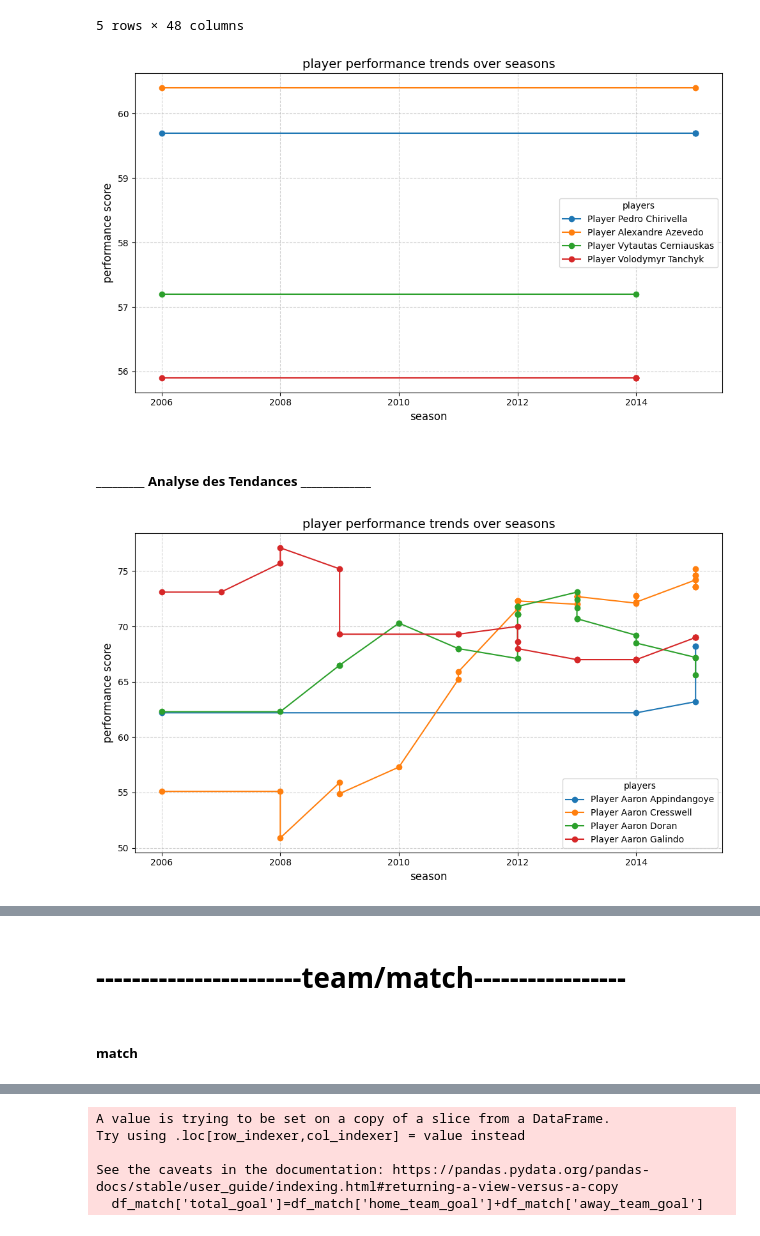
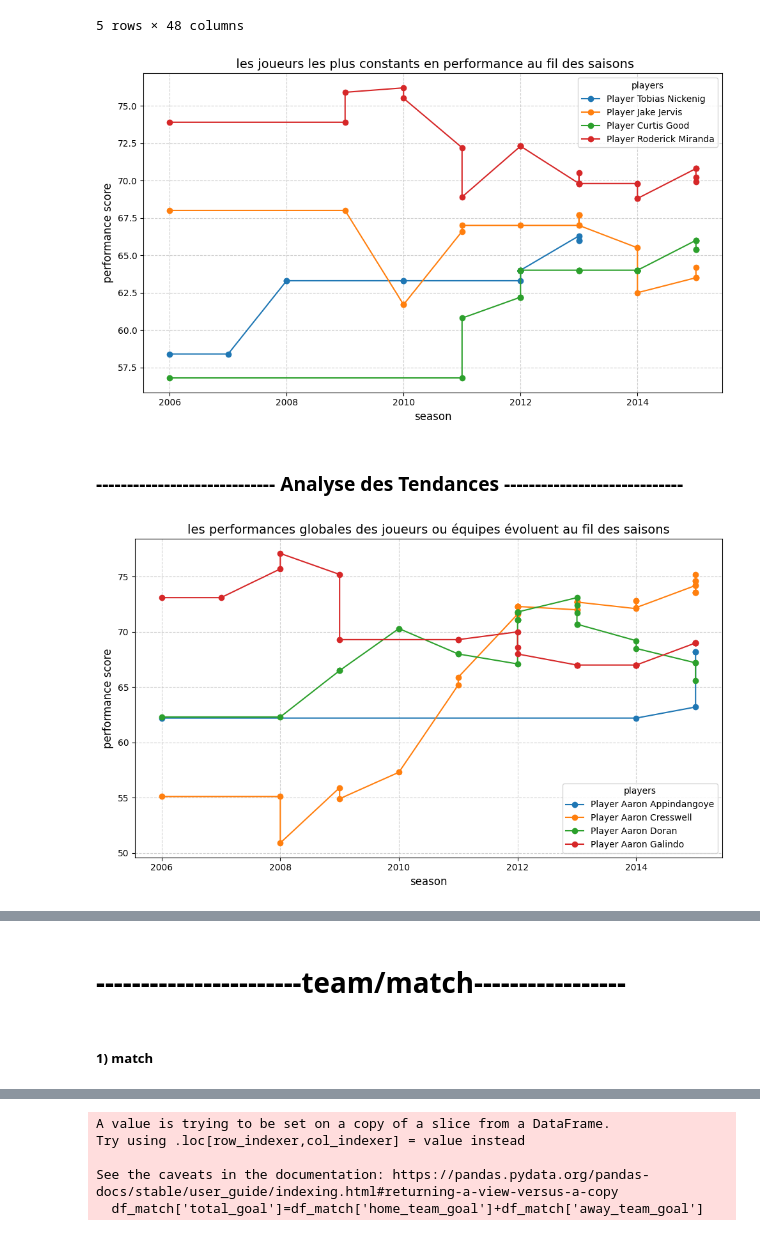
Before and after one commit to rahiqi-al/football-_clustering, a Jupyter notebook: general_vis.ipynb, the cells around one changed output, grey strips where cells are left out. Drawn from its saved outputs; the diff is of its cells as text; code cells hidden in the pictures.

Commit message:
analyse descriptive done

```diff
--- a/general_vis.ipynb
+++ b/general_vis.ipynb
@@ -159,27 +140,26 @@ df_player.head()
 5 rows × 48 columns
 # %%
 plt.figure(figsize=(10, 6))
-for player in player_canstant_performance[:4]:
+for player in player_canstant_performance[4853:4857]:
     player_data = df_player[df_player["player_name"] == player]
     plt.plot(
         player_data["season"],
         player_data["metrique_performance"],
         marker="o",
         label=f"Player {player}",
     )
 
-# Add titles and labels
-plt.title("player performance trends over seasons", fontsize=14)
+plt.title(" les joueurs les plus constants en performance au fil des saisons", fontsize=14)
 plt.xlabel("season", fontsize=12)
 plt.ylabel("performance score", fontsize=12)
 plt.grid(True, linestyle="--", alpha=0.6)
 plt.legend(title="players", fontsize=10)
 plt.tight_layout()
 plt.show()
 # %% [output]
-[figure, old version]
+[figure, new version]
 # %% [markdown]
-##### _________ Analyse des Tendances _____________
+### ----------------------------- Analyse des Tendances -----------------------------
 # %%
 plt.figure(figsize=(10, 6))
 for player_id in df_player["player_name"].unique()[:4]:
@@ -191,8 +171,7 @@ for player_id in df_player["player_name"].unique()[:4]:
         label=f"Player {player_id}",
     )
 
-# Add titles and labels
-plt.title("player performance trends over seasons", fontsize=14)
+plt.title("les performances globales des joueurs ou équipes évoluent au fil des saisons", fontsize=14)
 plt.xlabel("season", fontsize=12)
 plt.ylabel("performance score", fontsize=12)
 plt.grid(True, linestyle="--", alpha=0.6)
@@ -200,7 +179,7 @@ plt.legend(title="players", fontsize=10)
 plt.tight_layout()
 plt.show()
 # %% [output]
-[figure, old version]
+[figure, new version]
 # %%
 df_player
 # %% [output]
@@ -241,7 +222,7 @@ df_player_performonce_exceptionnelles
 # %% [markdown]
 # -----------------------team/match-----------------
 # %% [markdown]
-##### match
+##### 1) match
 # %%
 df_match
 # %% [output]
```
Also changed, not shown: parts of 17 cells of this notebook.
